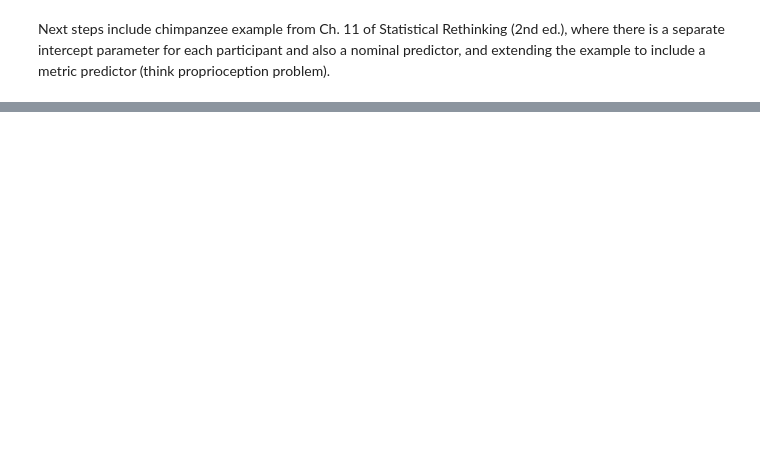
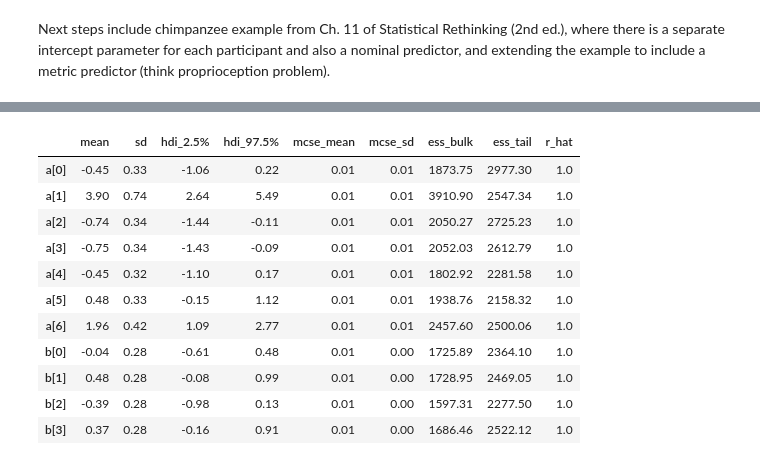
Before and after one commit to hyosubkim/bayes-toolbox, a Jupyter notebook: examples/logistic_regression.ipynb, the cells around one changed output, grey strips where cells are left out. Cells and saved outputs as stored; diff of their text form; code cells hidden in the pictures; blank space fills up the shorter version.

```diff
--- a/examples/logistic_regression.ipynb
+++ b/examples/logistic_regression.ipynb
@@ -103,0 +176,15 @@ Next steps include chimpanzee example from Ch. 11 of Statistical Rethinking (2nd
+# %%
+az.summary(idata2, var_names=["a", "b"], round_to=2)
+# %% [output]
+|  | mean | sd | hdi_2.5% | hdi_97.5% | mcse_mean | mcse_sd | ess_bulk | ess_tail | r_hat |
+| a[0] | -0.45 | 0.33 | -1.06 | 0.22 | 0.01 | 0.01 | 1873.75 | 2977.30 | 1.0 |
+| a[1] | 3.90 | 0.74 | 2.64 | 5.49 | 0.01 | 0.01 | 3910.90 | 2547.34 | 1.0 |
+| a[2] | -0.74 | 0.34 | -1.44 | -0.11 | 0.01 | 0.01 | 2050.27 | 2725.23 | 1.0 |
+| a[3] | -0.75 | 0.34 | -1.43 | -0.09 | 0.01 | 0.01 | 2052.03 | 2612.79 | 1.0 |
+| a[4] | -0.45 | 0.32 | -1.10 | 0.17 | 0.01 | 0.01 | 1802.92 | 2281.58 | 1.0 |
+| a[5] | 0.48 | 0.33 | -0.15 | 1.12 | 0.01 | 0.01 | 1938.76 | 2158.32 | 1.0 |
+| a[6] | 1.96 | 0.42 | 1.09 | 2.77 | 0.01 | 0.01 | 2457.60 | 2500.06 | 1.0 |
+| b[0] | -0.04 | 0.28 | -0.61 | 0.48 | 0.01 | 0.00 | 1725.89 | 2364.10 | 1.0 |
+| b[1] | 0.48 | 0.28 | -0.08 | 0.99 | 0.01 | 0.00 | 1728.95 | 2469.05 | 1.0 |
+| b[2] | -0.39 | 0.28 | -0.98 | 0.13 | 0.01 | 0.00 | 1597.31 | 2277.50 | 1.0 |
+| b[3] | 0.37 | 0.28 | -0.16 | 0.91 | 0.01 | 0.00 | 1686.46 | 2522.12 | 1.0 |
```
Also changed, not shown: parts of 17 cells of this notebook, 1 other file.
